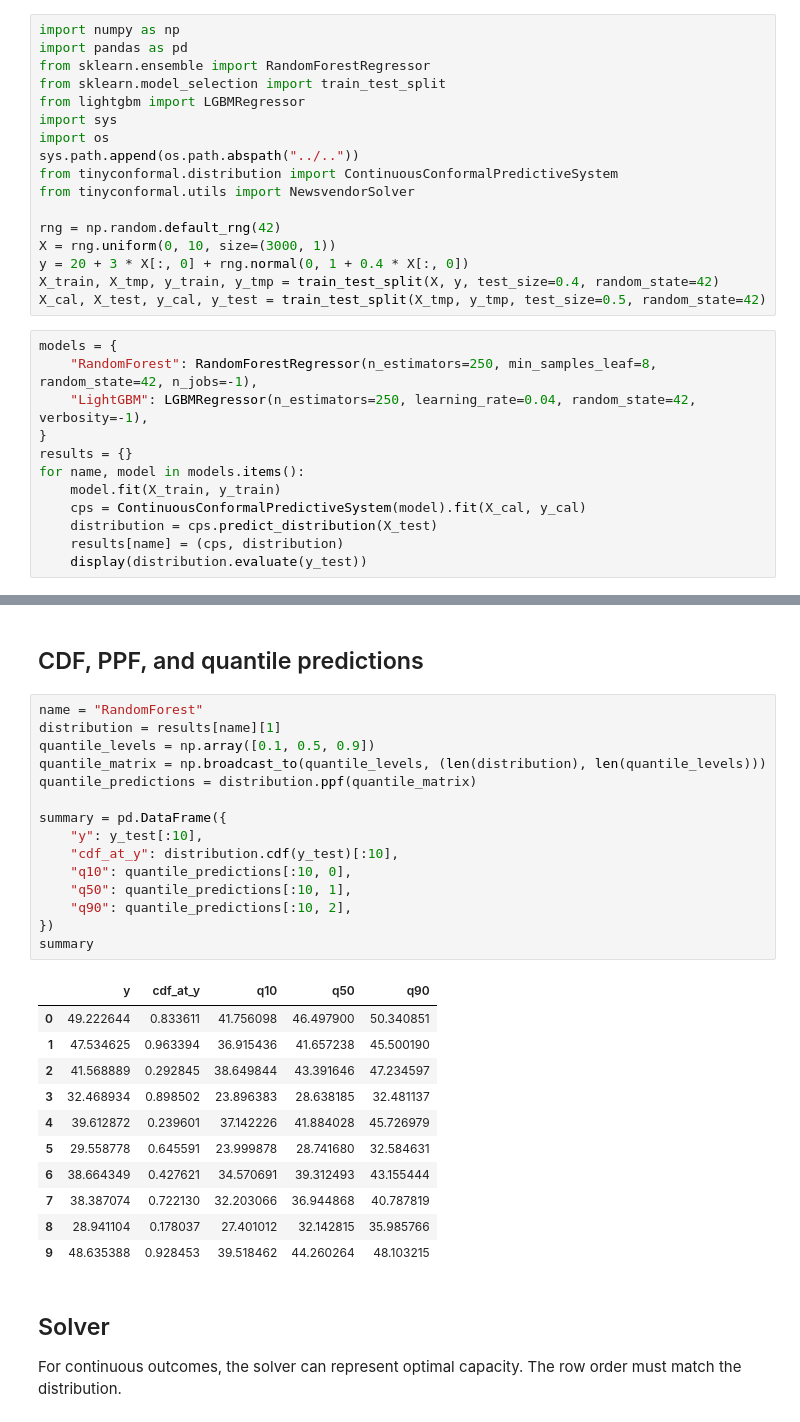
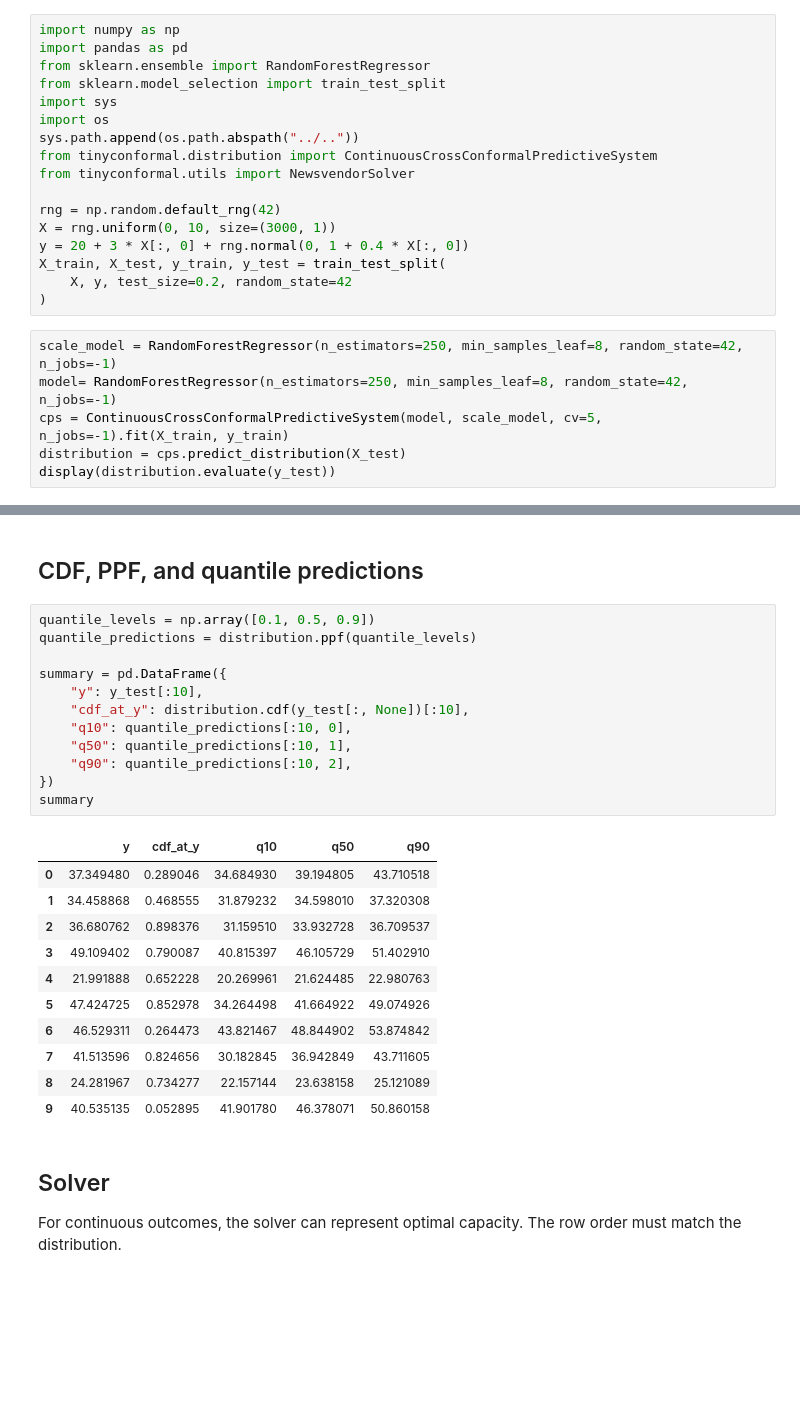
Before and after one commit to heylucasleao/tinyconformal, a Jupyter notebook: examples/distribution/cps_continuous.ipynb, the cells around one changed output, grey strips where cells are left out. Drawn from its saved outputs; the diff is of its cells as text; blank space fills up the shorter version.

```diff
--- a/examples/distribution/cps_continuous.ipynb
+++ b/examples/distribution/cps_continuous.ipynb
@@ -7,29 +7,23 @@ import numpy as np
 import pandas as pd
 from sklearn.ensemble import RandomForestRegressor
 from sklearn.model_selection import train_test_split
-from lightgbm import LGBMRegressor
 import sys
 import os
 sys.path.append(os.path.abspath("../.."))
-from tinyconformal.distribution import ContinuousConformalPredictiveSystem
+from tinyconformal.distribution import ContinuousCrossConformalPredictiveSystem
 from tinyconformal.utils import NewsvendorSolver
 
 rng = np.random.default_rng(42)
 X = rng.uniform(0, 10, size=(3000, 1))
 y = 20 + 3 * X[:, 0] + rng.normal(0, 1 + 0.4 * X[:, 0])
-X_train, X_tmp, y_train, y_tmp = train_test_split(X, y, test_size=0.4, random_state=42)
-X_cal, X_test, y_cal, y_test = train_test_split(X_tmp, y_tmp, test_size=0.5, random_state=42)
+X_train, X_test, y_train, y_test = train_test_split(
+    X, y, test_size=0.2, random_state=42
+)
 # %%
-models = {
-    "RandomForest": RandomForestRegressor(n_estimators=250, min_samples_leaf=8, random_state=42, n_jobs=-1),
-    "LightGBM": LGBMRegressor(n_estimators=250, learning_rate=0.04, random_state=42, verbosity=-1),
-}
-results = {}
-for name, model in models.items():
-    model.fit(X_train, y_train)
-    cps = ContinuousConformalPredictiveSystem(model).fit(X_cal, y_cal)
-    distribution = cps.predict_distribution(X_test)
-    results[name] = (cps, distribution)
-    display(distribution.evaluate(y_test))
+scale_model = RandomForestRegressor(n_estimators=250, min_samples_leaf=8, random_state=42, n_jobs=-1)
+model= RandomForestRegressor(n_estimators=250, min_samples_leaf=8, random_state=42, n_jobs=-1)
+cps = ContinuousCrossConformalPredictiveSystem(model, scale_model, cv=5, n_jobs=-1).fit(X_train, y_train)
+distribution = cps.predict_distribution(X_test)
+display(distribution.evaluate(y_test))
 # %% [output]
 |  | coverage | empirical_coverage | mean_width | winkler_score |
@@ -45,32 +34,29 @@ for name, model in models.items():
 # %% [markdown]
 ## CDF, PPF, and quantile predictions
 # %%
-name = "RandomForest"
-distribution = results[name][1]
 quantile_levels = np.array([0.1, 0.5, 0.9])
-quantile_matrix = np.broadcast_to(quantile_levels, (len(distribution), len(quantile_levels)))
-quantile_predictions = distribution.ppf(quantile_matrix)
+quantile_predictions = distribution.ppf(quantile_levels)
 
 summary = pd.DataFrame({
     "y": y_test[:10],
-    "cdf_at_y": distribution.cdf(y_test)[:10],
+    "cdf_at_y": distribution.cdf(y_test[:, None])[:10],
     "q10": quantile_predictions[:10, 0],
     "q50": quantile_predictions[:10, 1],
     "q90": quantile_predictions[:10, 2],
 })
 summary
 # %% [output]
 |  | y | cdf_at_y | q10 | q50 | q90 |
-| 0 | 49.222644 | 0.833611 | 41.756098 | 46.497900 | 50.340851 |
-| 1 | 47.534625 | 0.963394 | 36.915436 | 41.657238 | 45.500190 |
-| 2 | 41.568889 | 0.292845 | 38.649844 | 43.391646 | 47.234597 |
-| 3 | 32.468934 | 0.898502 | 23.896383 | 28.638185 | 32.481137 |
-| 4 | 39.612872 | 0.239601 | 37.142226 | 41.884028 | 45.726979 |
-| 5 | 29.558778 | 0.645591 | 23.999878 | 28.741680 | 32.584631 |
-| 6 | 38.664349 | 0.427621 | 34.570691 | 39.312493 | 43.155444 |
-| 7 | 38.387074 | 0.722130 | 32.203066 | 36.944868 | 40.787819 |
-| 8 | 28.941104 | 0.178037 | 27.401012 | 32.142815 | 35.985766 |
-| 9 | 48.635388 | 0.928453 | 39.518462 | 44.260264 | 48.103215 |
+| 0 | 37.349480 | 0.289046 | 34.684930 | 39.194805 | 43.710518 |
+| 1 | 34.458868 | 0.468555 | 31.879232 | 34.598010 | 37.320308 |
+| 2 | 36.680762 | 0.898376 | 31.159510 | 33.932728 | 36.709537 |
+| 3 | 49.109402 | 0.790087 | 40.815397 | 46.105729 | 51.402910 |
+| 4 | 21.991888 | 0.652228 | 20.269961 | 21.624485 | 22.980763 |
+| 5 | 47.424725 | 0.852978 | 34.264498 | 41.664922 | 49.074926 |
+| 6 | 46.529311 | 0.264473 | 43.821467 | 48.844902 | 53.874842 |
+| 7 | 41.513596 | 0.824656 | 30.182845 | 36.942849 | 43.711605 |
+| 8 | 24.281967 | 0.734277 | 22.157144 | 23.638158 | 25.121089 |
+| 9 | 40.535135 | 0.052895 | 41.901780 | 46.378071 | 50.860158 |
 # %% [markdown]
 ## Solver
 
```
Also changed, not shown: parts of 3 cells of this notebook, 36 other files.
